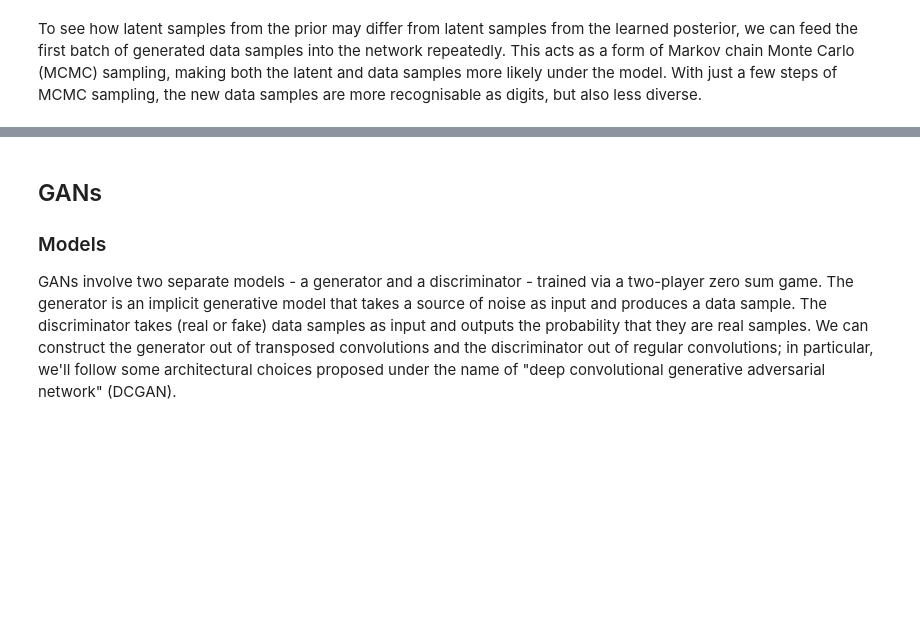
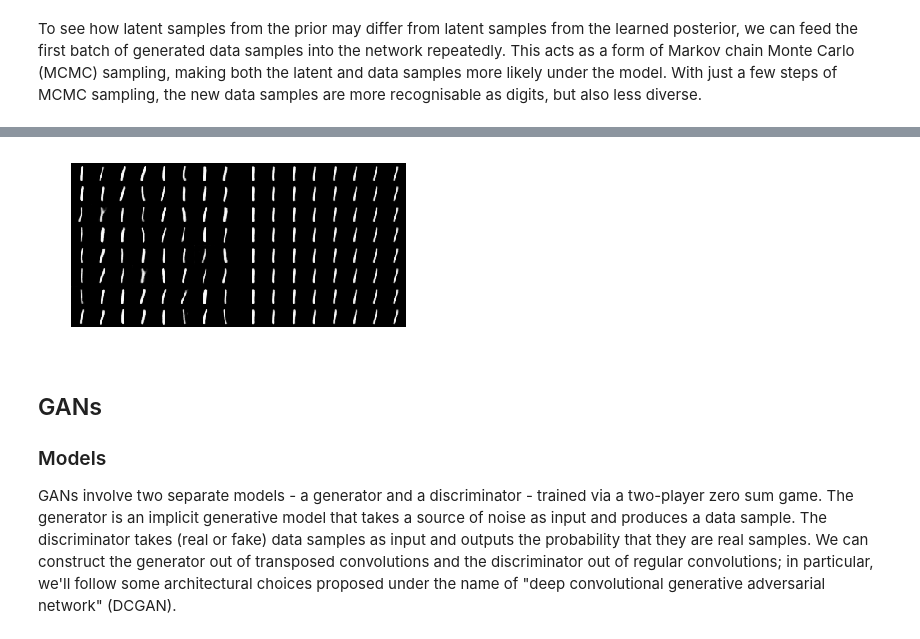
Before and after one commit to pukkapies/dl-imperial-maths, a Jupyter notebook: pytorch-tutorial/4. Generative Modelling with VAEs and GANs.ipynb, the cells around one changed output, grey strips where cells are left out. Cells and saved outputs as stored; diff of their text form; code cells hidden in the pictures; blank space fills up the shorter version.

```diff
--- a/pytorch-tutorial/4. Generative Modelling with VAEs and GANs.ipynb
+++ b/pytorch-tutorial/4. Generative Modelling with VAEs and GANs.ipynb
@@ -147,3 +153,29 @@ clear_output(wait=True)
+# %%
+plt.axis('off')
+
+model = VAE(latent_size)
+optimiser = optim.Adam(model.parameters(), lr=1e-3)
+prior = Normal(torch.zeros(1), torch.ones(1))
+
+def log_mean_exp(x):
+    return x.max() + torch.log(torch.mean(torch.exp(x - x.max())))
+
+def train(model, optimiser):
+    model.train()
+    for i, (x, _) in enumerate(train_loader):
+        optimiser.zero_grad()
+        x_hat, z, mu, log_var = model(x)
+        recon_loss = F.binary_cross_entropy(x_hat, x, reduction='none').view(-1, 28 ** 2).sum(1)
+        kld = (prior.log_prob(z) - Normal(mu.detach(), log_var.detach().mul(0.5).exp()).log_prob(z)).sum(1)
+        (-log_mean_exp(-(recon_loss - kld))).backward()  # VAE loss: (recon_loss - kld).mean()
+        optimiser.step()
+
+for _ in range(epochs):
+    train(model, optimiser)
+    sample(model)
+clear_output(wait=True)
+# %% [output]
+[figure, added]
 # %% [markdown]
 ## GANs
 
```
Also changed, not shown: parts of 9 cells of this notebook, 1 other file.
